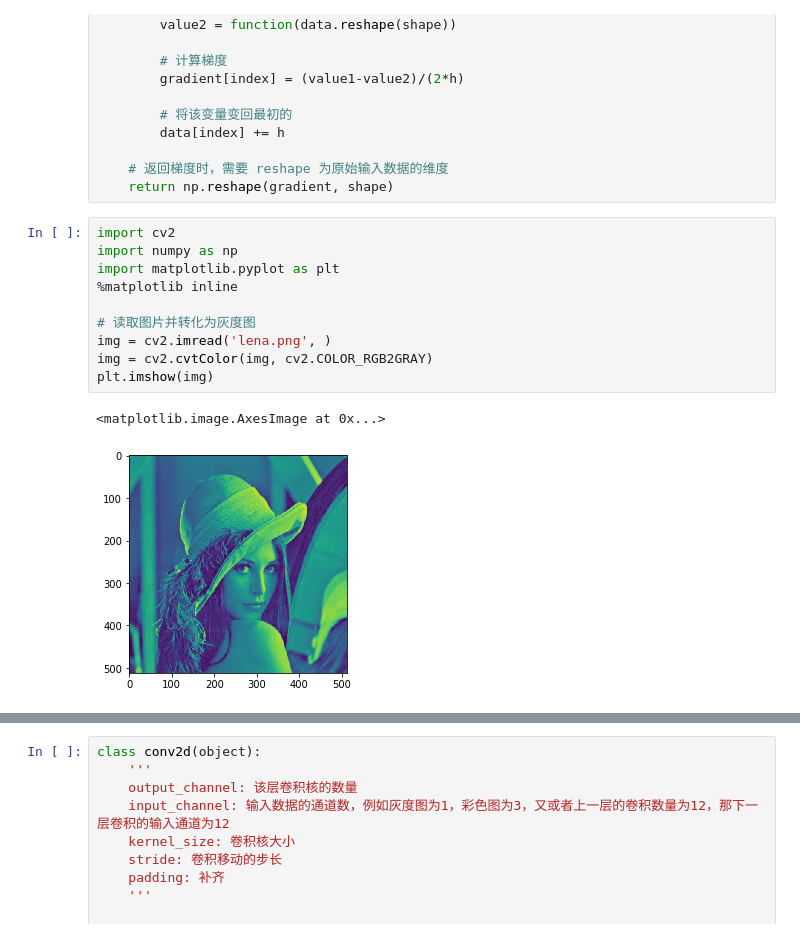
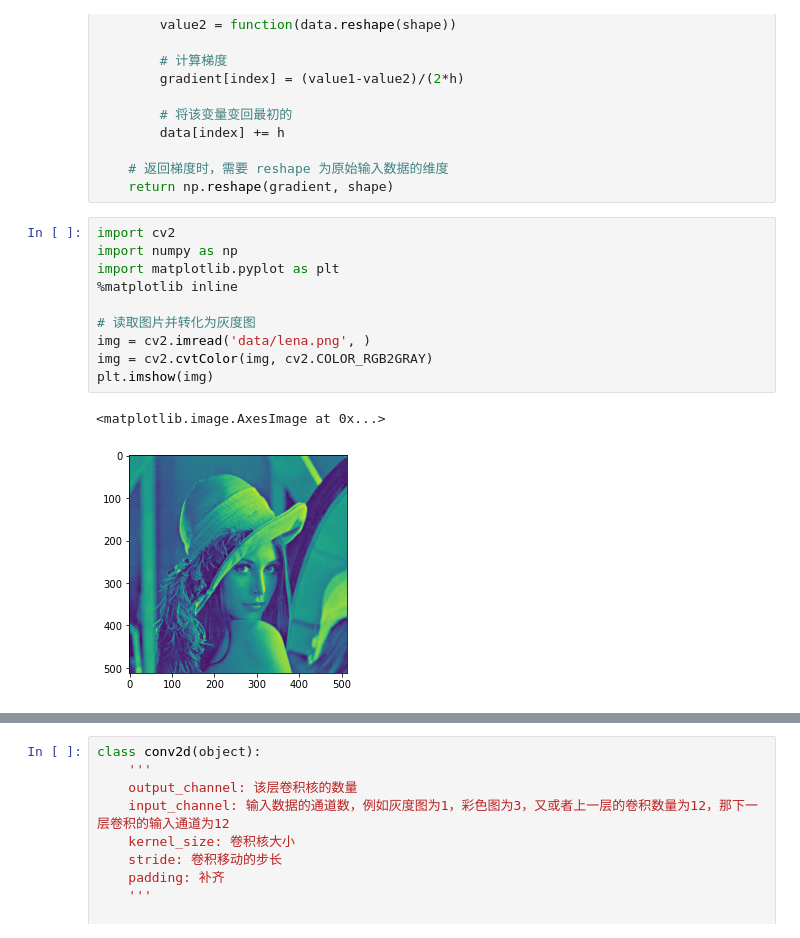
Before and after one commit to LarryChen1982/Shiyanlou, a Jupyter notebook: 实现卷积神经网络.ipynb, the cells around one changed output, grey strips where cells are left out. Drawn from its saved outputs; the diff is of its cells as text.

Commit message:
commit ipynb files to update data location

```diff
--- a/实现卷积神经网络.ipynb
+++ b/实现卷积神经网络.ipynb
@@ -47,16 +47,16 @@ def eval_numerical_gradient(function, input, h=1e-5):
 # %%
 import cv2
 import numpy as np
 import matplotlib.pyplot as plt
 %matplotlib inline
 
 # 读取图片并转化为灰度图
-img = cv2.imread('lena.png', )
+img = cv2.imread('data/lena.png', )
 img = cv2.cvtColor(img, cv2.COLOR_RGB2GRAY)
 plt.imshow(img)
 # %% [output]
 <matplotlib.image.AxesImage at 0x...>
-[figure, old version]
+[figure, new version]
 # %%
 # 上面定义的卷积核
 kernel = np.array([[-1, 0, 1],
```
Also changed, not shown: parts of 9 cells of this notebook, 5 other files.
